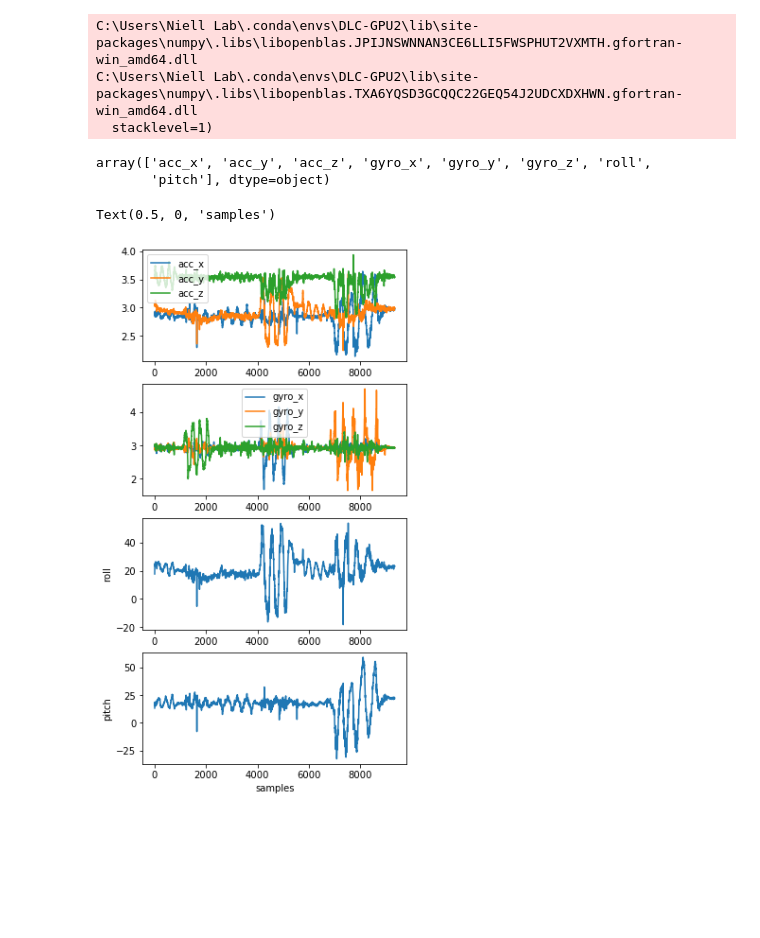
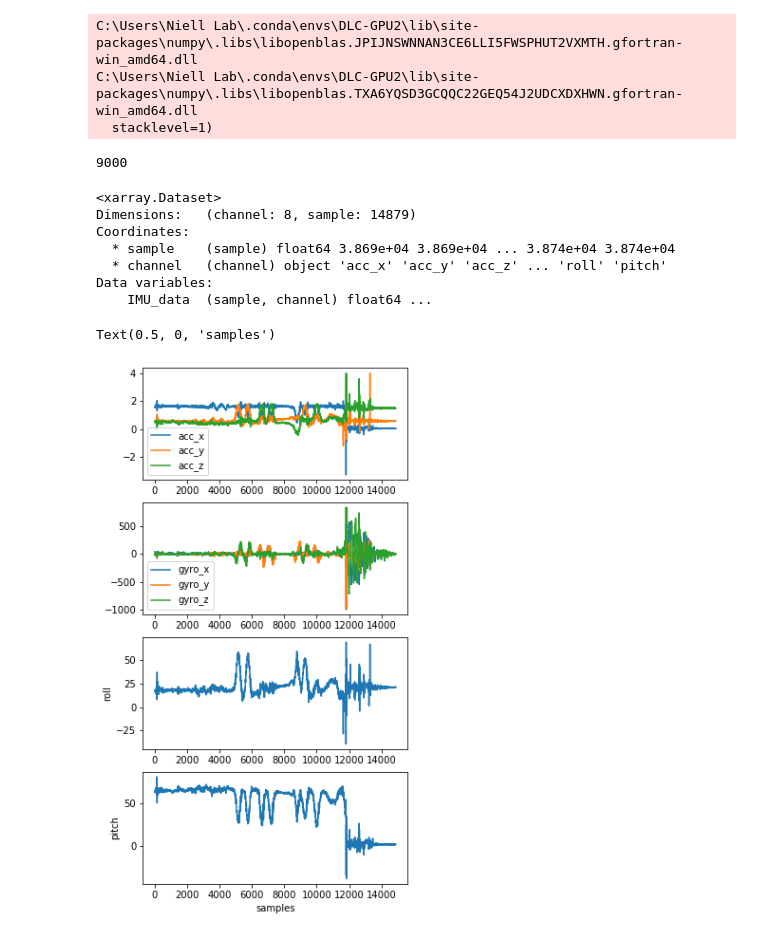
Before and after one commit to nielllab/FreelyMovingEphys, a Jupyter notebook: testing/plot_imu_orientation.ipynb, the cells around one changed output. Cells and saved outputs as stored; diff of their text form; code cells hidden in the pictures; blank space fills up the shorter version.

```diff
--- a/testing/plot_imu_orientation.ipynb
+++ b/testing/plot_imu_orientation.ipynb
@@ -9,27 +9,41 @@ C:\Users\Niell Lab\.conda\envs\DLC-GPU2\lib\site-packages\numpy\.libs\libopenbla
 # %%
 import xarray as xr
 # %%
-ncpath = r'T:\freely_moving_ephys\ephys_recordings\040221\Phil\IMUtest\040221_Phil_control_Rig2_IMUtest_imu.nc'
-imu_data = xr.open_dataset(ncpath)
+ncpath = r'T:\freely_moving_ephys\ephys_recordings\061521\test_imu\test_imu\061521_test_imu_control_Rig2_test_imu_imu.nc'
+imu_raw = xr.open_dataset(ncpath)
+# %%
+imu_data = imu_raw.copy()
+# %%
+earlysamps = int((30000/100)*30) # samples * sec
+earlysamps
+# %% [output]
+9000
+# %%
+imu_data = imu_data.isel(sample=slice(9000,-1))
 # %%
-imu_data.sample.values
+imu_data
 # %% [output]
-array(['acc_x', 'acc_y', 'acc_z', 'gyro_x', 'gyro_y', 'gyro_z', 'roll',
-       'pitch'], dtype=object)
+<xarray.Dataset>
+Dimensions:   (channel: 8, sample: 14879)
+Coordinates:
+  * sample    (sample) float64 3.869e+04 3.869e+04 ... 3.874e+04 3.874e+04
+  * channel   (channel) object 'acc_x' 'acc_y' 'acc_z' ... 'roll' 'pitch'
+Data variables:
+    IMU_data  (sample, channel) float64 ...
 # %%
 plt.subplots(4,1, figsize=(5,10))
 plt.subplot(411)
 for i in ['acc_x', 'acc_y', 'acc_z']:
-    plt.plot(imu_data.to_array().sel(sample=i).T, label=i); plt.legend()
+    plt.plot(imu_data.to_array().sel(channel=i).T, label=i); plt.legend()
 plt.subplot(412)
 for i in ['gyro_x', 'gyro_y', 'gyro_z']:
-    plt.plot(imu_data.to_array().sel(sample=i).T, label=i); plt.legend()
+    plt.plot(imu_data.to_array().sel(channel=i).T, label=i); plt.legend()
 plt.subplot(413)
-plt.plot(imu_data.to_array().sel(sample='roll').T)
+plt.plot(imu_data.to_array().sel(channel='roll').T)
 plt.ylabel('roll')
 plt.subplot(414)
-plt.plot(imu_data.to_array().sel(sample='pitch').T)
+plt.plot(imu_data.to_array().sel(channel='pitch').T)
 plt.ylabel('pitch'); plt.xlabel('samples')
 # %% [output]
 Text(0.5, 0, 'samples')
-[figure, old version]
+[figure, new version]
```
Also changed, not shown: 1 other file.
